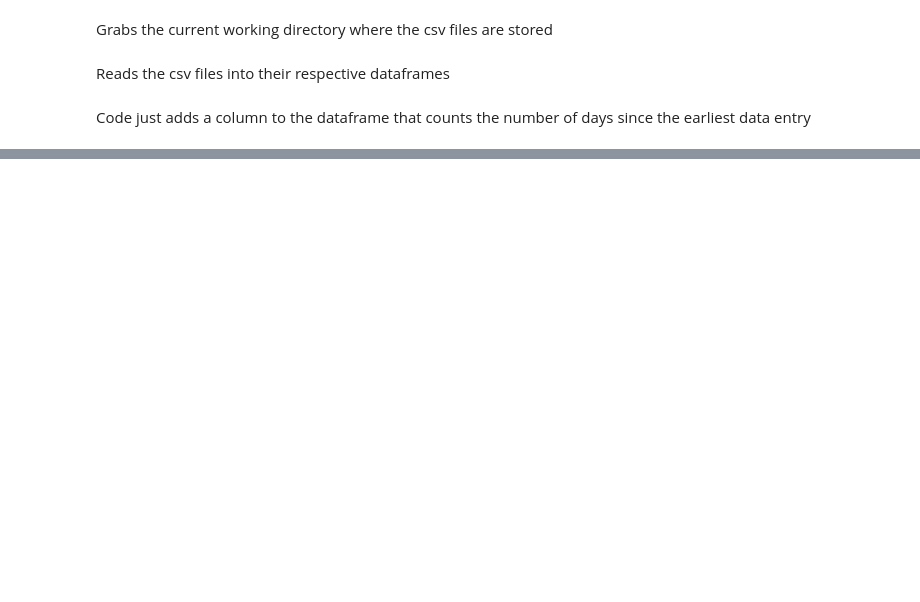
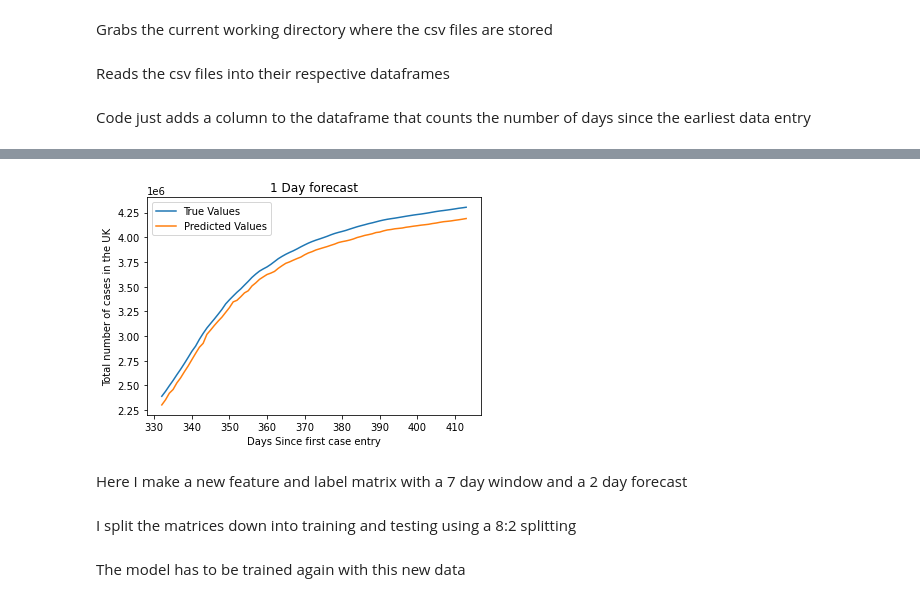
Before and after one commit to OliverJaison/SNS_Assignment20-21, a Jupyter notebook: main.ipynb, the cells around one changed output, grey strips where cells are left out. Saved outputs shown, nothing was run; the diff lists cells and outputs as text; code cells hidden in the pictures; blank space fills up the shorter version.

```diff
--- a/main.ipynb
+++ b/main.ipynb
@@ -139,0 +207,17 @@ NN_modle.add(1, kernel_initializer="normal", activation="linear")
+# %%
+x = [i for i in range(int(testing_features1[0,-1]+1), int(testing_features1[-1,-1]+2))]
+y = testing_labels1
+x_pred = testing_features1
+y_pred = NN_model.predict(x_pred)
+# %%
+plt.plot(x, y, label="True Values")
+plt.plot(x, y_pred, label="Predicted Values")
+plt.xlabel("Days Since first case entry")
+plt.ylabel("Total number of cases in the UK")
+plt.title("1 Day forecast")
+plt.legend()
+plt.show()
+# %% [output]
+[figure, added]
+# %% [markdown]
+Here I make a new feature and label matrix with a 7 day window and a 2 day forecast
@@ -139,0 +228,2 @@ NN_modle.add(1, kernel_initializer="normal", activation="linear")
+# %% [markdown]
+I split the matrices down into training and testing using a 8:2 splitting
@@ -139,0 +233,2 @@ NN_modle.add(1, kernel_initializer="normal", activation="linear")
+# %% [markdown]
+The model has to be trained again with this new data
```
Also changed, not shown: parts of 38 cells of this notebook, 3 other files.
